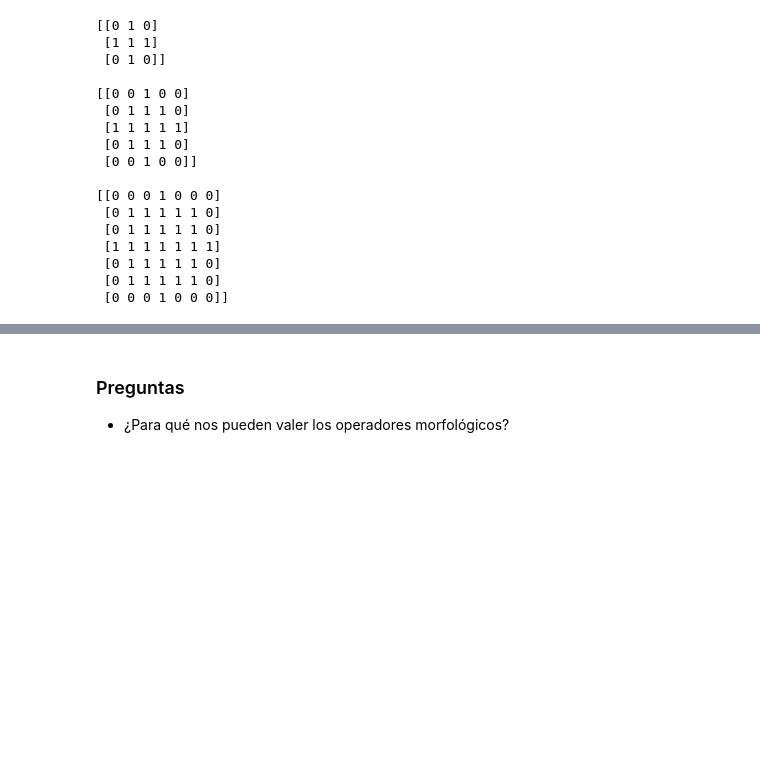
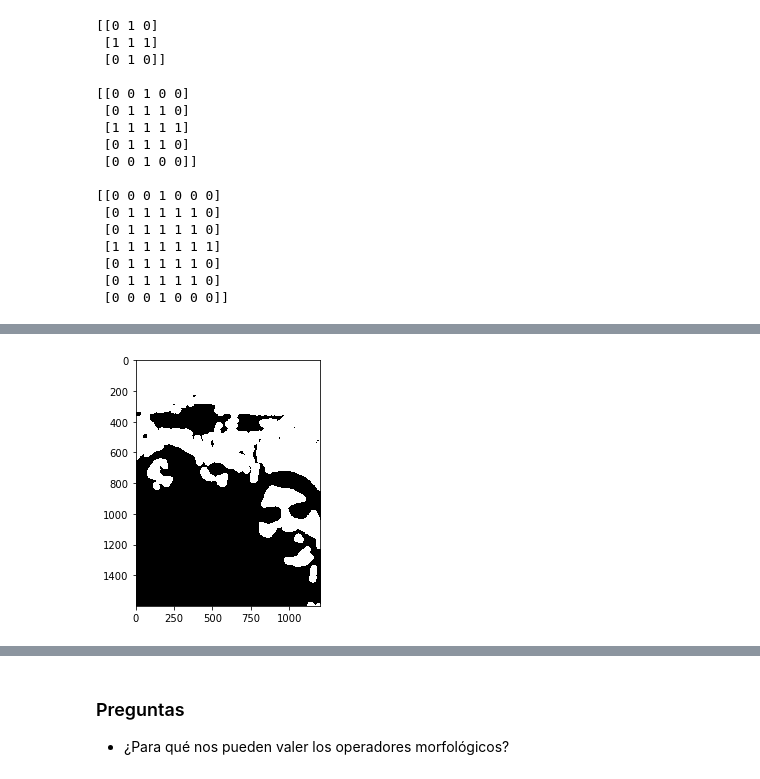
Before and after one commit to psagrera/Data-Science-Advanced, a Jupyter notebook: Computer_vision/Session3/S3_CV_worksheet.ipynb, the cells around one changed output, grey strips where cells are left out. Drawn from its saved outputs; the diff is of its cells as text; code cells hidden in the pictures; blank space fills up the shorter version.

```diff
--- a/Computer_vision/Session3/S3_CV_worksheet.ipynb
+++ b/Computer_vision/Session3/S3_CV_worksheet.ipynb
@@ -280,3 +288,8 @@ interactive(children=(IntSlider(value=1, continuous_update=False, description='v
+# %%
+io.imshow(opening(img_mono, disk(20)).astype(float), cmap=plt.cm.gray)
+io.show()
+# %% [output]
+[figure, added]
 # %% [markdown]
 ### Cierre $\bullet$
 
```
Also changed, not shown: parts of 15 cells of this notebook, 33 other files.
